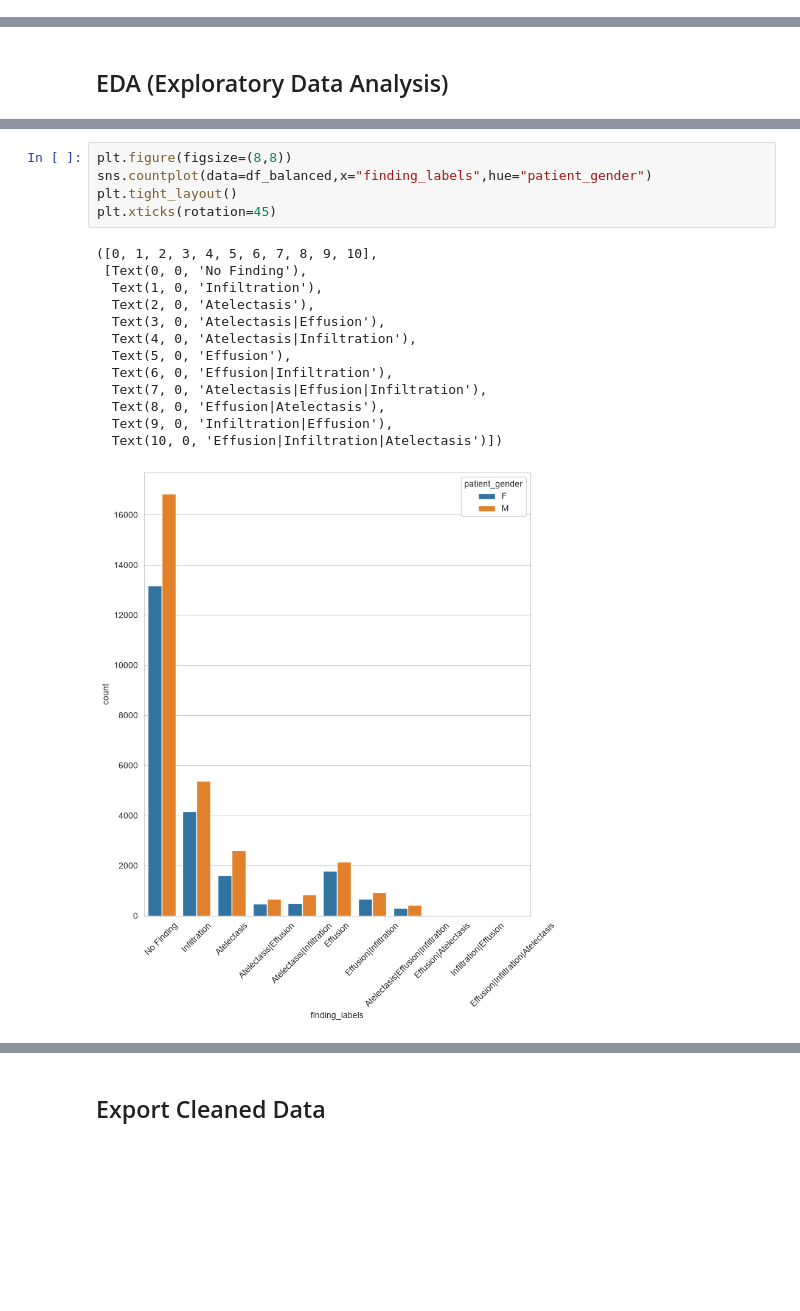
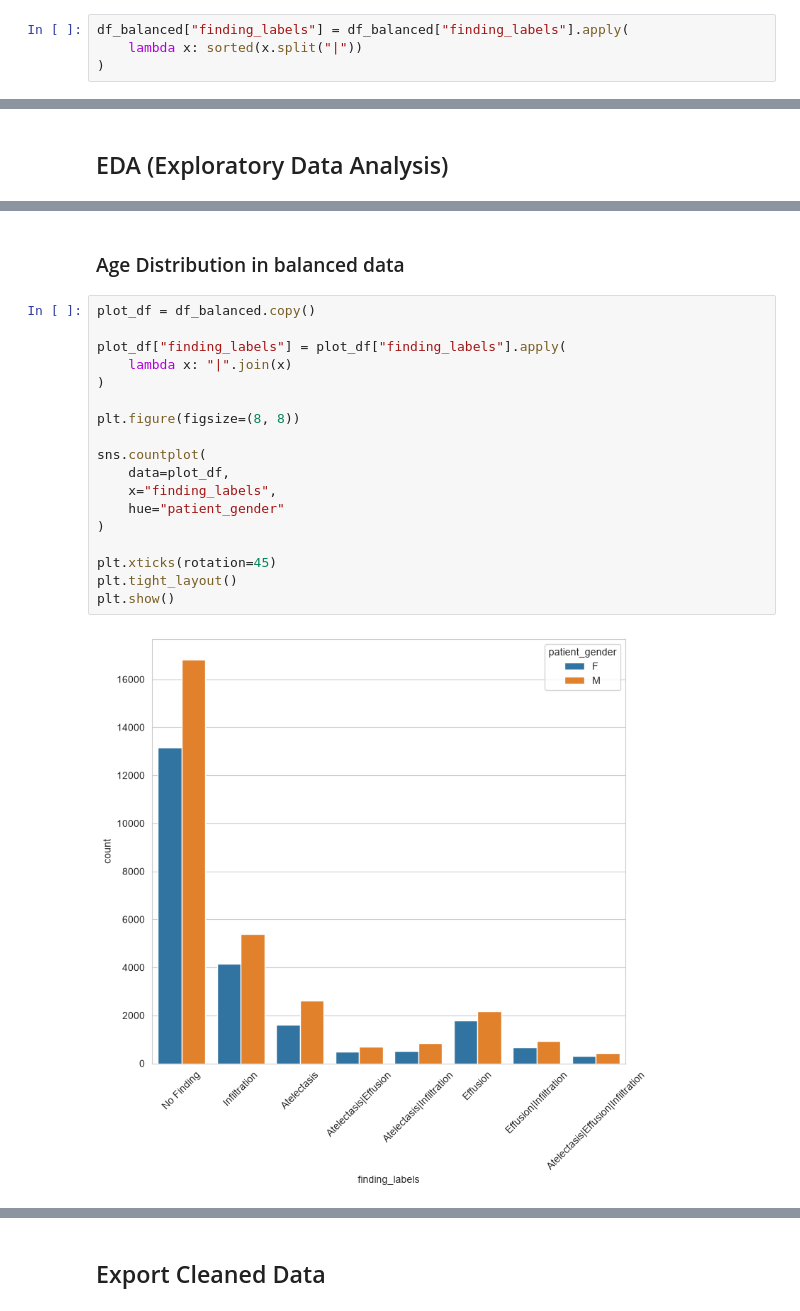
Before and after one commit to aashour06/MediVision-AI, a Jupyter notebook: notebooks/cleaning.ipynb, the cells around one changed output, grey strips where cells are left out. Drawn from its saved outputs; the diff is of its cells as text; blank space fills up the shorter version.

```diff
--- a/notebooks/cleaning.ipynb
+++ b/notebooks/cleaning.ipynb
@@ -327,3 +329,7 @@ Name: count, dtype: int64
+# %%
+df_balanced["finding_labels"] = df_balanced["finding_labels"].apply(
+    lambda x: sorted(x.split("|"))
+)
 # %% [markdown]
 ## Image Metadata Sanity Check
 # %%
@@ -529,19 +535,22 @@ plt.show()
+# %% [markdown]
+### Age Distribution in balanced data
 # %%
-plt.figure(figsize=(8,8))
-sns.countplot(data=df_balanced,x="finding_labels",hue="patient_gender")
+plot_df = df_balanced.copy()
+
+plot_df["finding_labels"] = plot_df["finding_labels"].apply(
+    lambda x: "|".join(x)
+)
+
+plt.figure(figsize=(8, 8))
+
+sns.countplot(
+    data=plot_df,
+    x="finding_labels",
+    hue="patient_gender"
+)
+
+plt.xticks(rotation=45)
 plt.tight_layout()
-plt.xticks(rotation=45)
+plt.show()
 # %% [output]
-([0, 1, 2, 3, 4, 5, 6, 7, 8, 9, 10],
- [Text(0, 0, 'No Finding'),
-  Text(1, 0, 'Infiltration'),
-  Text(2, 0, 'Atelectasis'),
-  Text(3, 0, 'Atelectasis|Effusion'),
-  Text(4, 0, 'Atelectasis|Infiltration'),
-  Text(5, 0, 'Effusion'),
-  Text(6, 0, 'Effusion|Infiltration'),
-  Text(7, 0, 'Atelectasis|Effusion|Infiltration'),
-  Text(8, 0, 'Effusion|Atelectasis'),
-  Text(9, 0, 'Infiltration|Effusion'),
-  Text(10, 0, 'Effusion|Infiltration|Atelectasis')])
-[figure, old version]
+[figure, new version]
```
Also changed, not shown: parts of 8 cells of this notebook, 2 other files.
